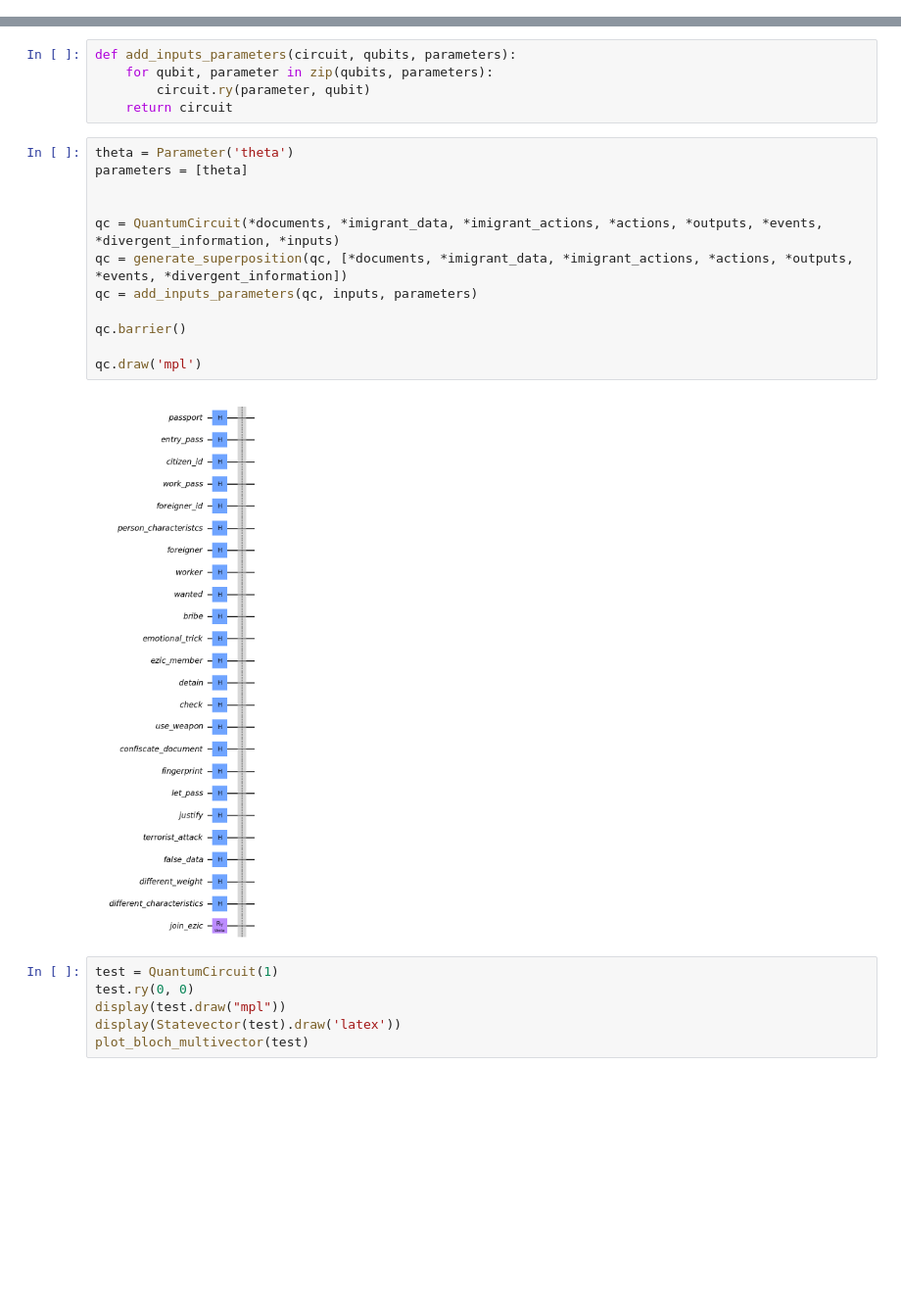
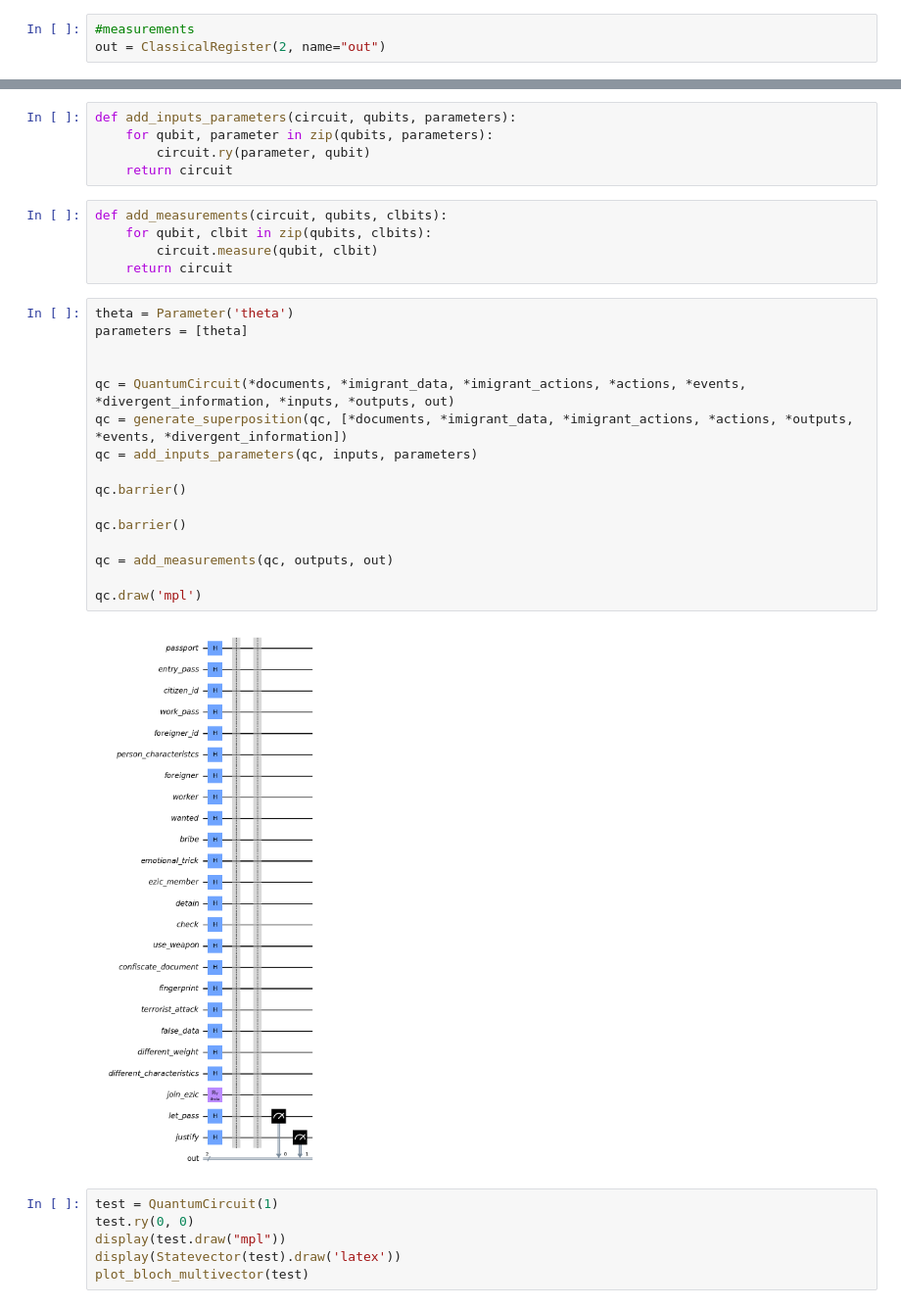
Before and after one commit to Dpbm/QPapersPlease, a Jupyter notebook: papers-please.ipynb, the cells around one changed output, grey strips where cells are left out. Shown: that part at 98% size. Saved outputs shown, nothing was run; the diff lists cells and outputs as text; blank space fills up the shorter version.

Commit message:
added measurements

```diff
--- a/papers-please.ipynb
+++ b/papers-please.ipynb
@@ -63,6 +63,9 @@ divergent_information = [false_data, different_weight, different_characteristics
 #inputs
 join_ezic = QuantumRegister(1, name="join_ezic")
 inputs = [join_ezic]
+# %%
+#measurements
+out = ClassicalRegister(2, name="out")
 # %%
 def generate_superposition(circuit, qubits):
     for qubit in qubits:
@@ -73,20 +76,29 @@ def add_inputs_parameters(circuit, qubits, parameters):
     for qubit, parameter in zip(qubits, parameters):
         circuit.ry(parameter, qubit)
     return circuit
+# %%
+def add_measurements(circuit, qubits, clbits):
+    for qubit, clbit in zip(qubits, clbits):
+        circuit.measure(qubit, clbit)
+    return circuit
 # %%
 theta = Parameter('theta')
 parameters = [theta]
 
 
-qc = QuantumCircuit(*documents, *imigrant_data, *imigrant_actions, *actions, *outputs, *events, *divergent_information, *inputs)
+qc = QuantumCircuit(*documents, *imigrant_data, *imigrant_actions, *actions, *events, *divergent_information, *inputs, *outputs, out)
 qc = generate_superposition(qc, [*documents, *imigrant_data, *imigrant_actions, *actions, *outputs, *events, *divergent_information])
 qc = add_inputs_parameters(qc, inputs, parameters)
 
 qc.barrier()
 
+qc.barrier()
+
+qc = add_measurements(qc, outputs, out)
+
 qc.draw('mpl')
 # %% [output]
-[figure, old version]
+[figure, new version]
 # %%
 test = QuantumCircuit(1)
 test.ry(0, 0)
```
Also changed, not shown: parts of 1 cell of this notebook.
